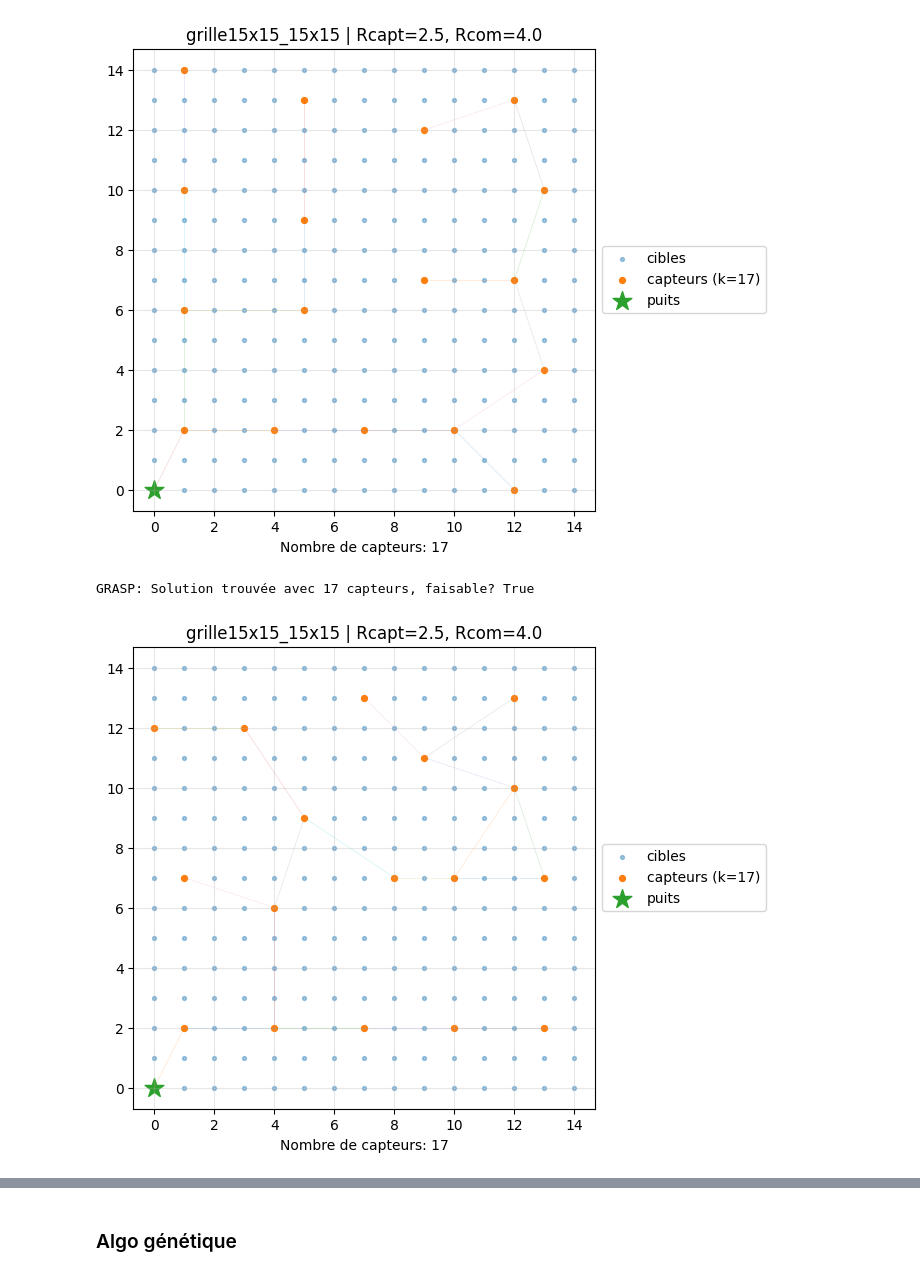
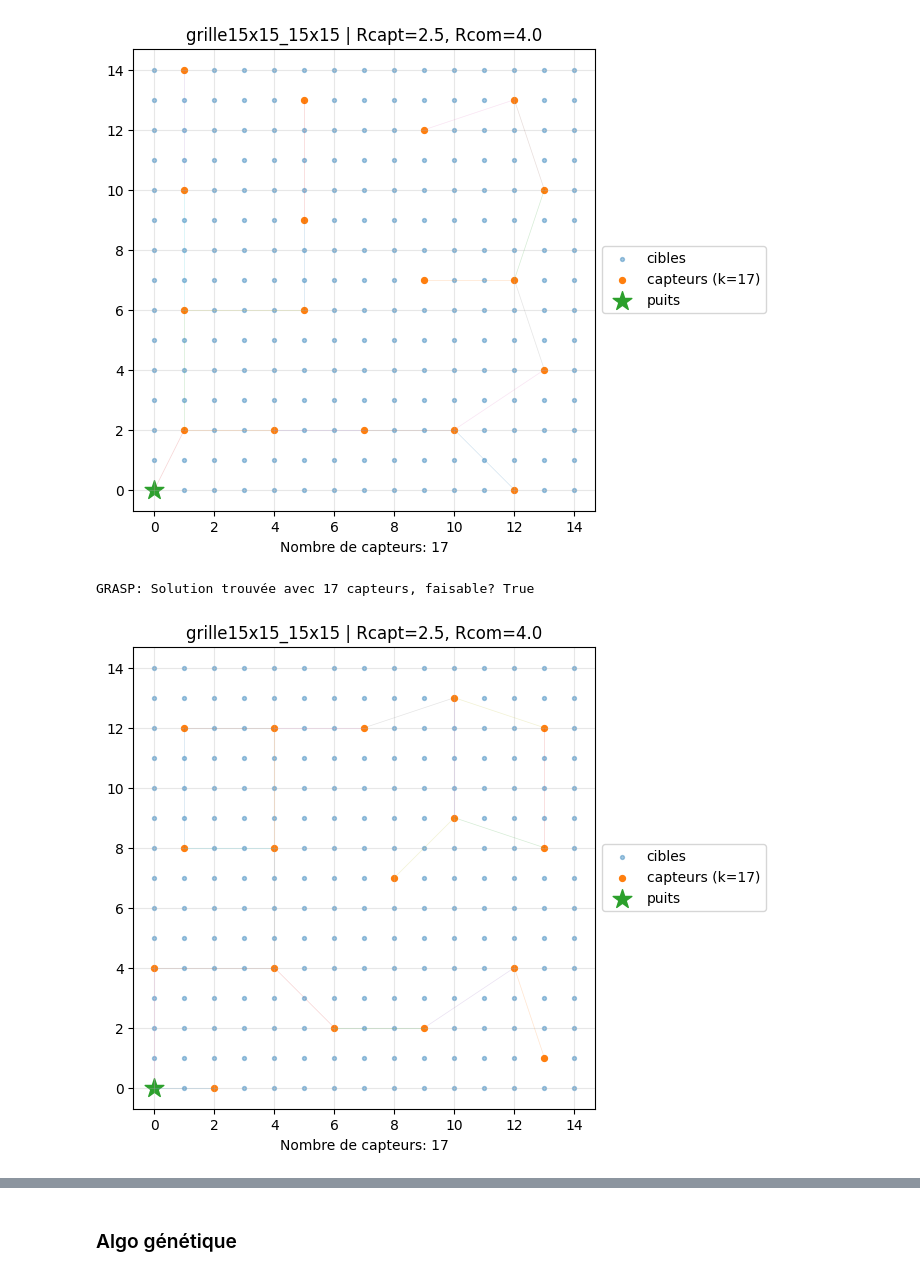
Before and after one commit to pgatt06/Meta-heuristiques, a Jupyter notebook: projet_capteurs_metaheuristiques.ipynb, the cells around one changed output, grey strips where cells are left out. Cells and saved outputs as stored; diff of their text form; code cells hidden in the pictures.

Commit message:
fix clear and test instances

```diff
--- a/projet_capteurs_metaheuristiques.ipynb
+++ b/projet_capteurs_metaheuristiques.ipynb
@@ -282,7 +281,7 @@ def path_to_sink(node: int, pc: Precomputation) -> List[int]:
 # %% [markdown]
 ## Visualisation d'une solution
 # %%
-def plot_solution(selected: np.ndarray, pc: Precomputation, show_links: bool=False, max_links: int=3000):
+def plot_solution(selected, pc, show_links=False, max_links=3000):
     inst = pc.inst
     xy = inst.coords
     sel_idx = np.where(selected)[0]
@@ -518,7 +502,7 @@ Réparation = (1) réparer la couverture (glouton max gain) (2) relier au puits
 
 Ensuite on élague.
 # %%
-def repair_coverage(selected: np.ndarray, pc: Precomputation) -> np.ndarray:
+def repair_coverage(selected, pc):
     """
     Répare la couverture en ajoutant des capteurs de manière gloutonne.
     À chaque itération, on sélectionne la cible non couverte qui maximise
@@ -599,7 +583,7 @@ On enlève des capteurs tant que :
 
 On le fait en boucle jusqu'à stabilisation.
 # %%
-def prune_redundant(selected: np.ndarray, pc: Precomputation, max_passes: int=5) -> np.ndarray:
+def prune_redundant(selected, pc, max_passes=5):
     """
     Élaguer les capteurs redondants de la sélection tout en maintenant la faisabilité.
     Cette fonction supprime de manière itérative les capteurs qui contribuent le moins
@@ -607,12 +591,12 @@ def prune_redundant(selected: np.ndarray, pc: Precomputation, max_passes: int=5)
     (complètement couverte et connectée au puits).
 
     Args:
-        selected (np.ndarray): Un tableau booléen indiquant les capteurs sélectionnés.
-        pc (Precomputation): Les données pré-calculées pour l'instance.
-        max_passes (int): Le nombre maximal de passes d'élagage.
+        selected: Un tableau booléen indiquant les capteurs sélectionnés.
+        pc: Les données pré-calculées pour l'instance.
+        max_passes: Le nombre maximal de passes d'élagage.
 
     Returns:
-        np.ndarray: Le tableau de sélection élagué.
+        Le tableau de sélection élagué.
     """
     N = pc.inst.coords.shape[0]
     sel = selected.copy()
@@ -654,7 +638,7 @@ def prune_redundant(selected: np.ndarray, pc: Precomputation, max_passes: int=5)
 
     return sel
 
-def repair(selected: np.ndarray, pc: Precomputation) -> np.ndarray:
+def repair(selected,pc):
     """
     Répare une solution en trois étapes :
     1. Réparer la couverture en ajoutant des capteurs pour couvrir toutes les cibles.
@@ -671,7 +655,7 @@ def repair(selected: np.ndarray, pc: Precomputation) -> np.ndarray:
 
 - local swap -> permet pas d'améliorer la fonction objectif mais permet d'explorer d'autres config
 # %%
-def local_search_swaps(selected: np.ndarray, pc: Precomputation, trials: int=500) -> np.ndarray:
+def local_search_swaps(selected, pc, trials=500):
     N = pc.inst.coords.shape[0]
     best = prune_redundant(selected, pc)
     best_k = int(best.sum())
@@ -1000,87 +979,46 @@ VNS: Solution trouvée avec 17 capteurs.
 VND: Solution trouvée avec 17 capteurs.
 [figure]
 # %%
-def grasp(pc: Precomputation, max_iters: int = 100, alpha: float = 0.2, local_search_trials: int = 500) -> np.ndarray:
+def grasp(pc, max_iters=100, alpha=0.2, local_search_trials=500):
     """
     Implémente la méthode GRASP (Greedy Randomized Adaptive Search Procedure).
 
     Args:
-        pc (Precomputation): Les données pré-calculées pour l'instance.
-        max_iters (int): Nombre maximal d'itérations.
-        alpha (float): Paramètre de contrôle pour la phase constructive (0 = purement glouton, 1 = purement aléatoire).
-        local_search_trials (int): Nombre d'essais pour la recherche locale.
+        pc: Les données pré-calculées pour l'instance.
+        max_iters: Nombre maximal d'itérations.
+        alpha: Paramètre de contrôle pour la phase constructive (0 = purement glouton, 1 = purement aléatoire).
+        local_search_trials: Nombre d'essais pour la recherche locale.
 
-    Returns:
-        np.ndarray: La meilleure solution trouvée.
     """
-    def greedy_randomized_construction(pc: Precomputation, alpha: float) -> np.ndarray:
-        """
-        Phase constructive aléatoire.
-        """
-        N = pc.inst.coords.shape[0]
-        selected = np.zeros(N, dtype=bool)
-        cov = np.zeros(N, dtype=int)
-
-        uncovered = set(range(N))
-
-        while uncovered:
-            candidates = []
-            for v in uncovered:
-                gain = 0
-                for t in pc.cover[v]:
-                    if cov[int(t)] == 0:  # Cible non couverte
-                        gain += 1
-                candidates.append((v, gain))
-
-            # Trier les candidats par gain décroissant
-            candidates.sort(key=lambda x: -x[1])
-
-            # Construire la liste restreinte des meilleurs candidats
-            max_gain = candidates[0][1]
-            min_gain = candidates[-1][1]
-            threshold = max_gain - alpha * (max_gain - min_gain)
-            restricted_list = [v for v, gain in candidates if gain >= threshold]
-
-            # Sélectionner un candidat aléatoire dans la liste restreinte
-            chosen = random.choice(restricted_list)
-
-            # Ajouter le capteur choisi
-            selected[chosen] = True
-            cov[pc.cover[chosen]] += 1
-            for t in pc.cover[chosen]:
-                uncovered.discard(int(t))
-
-        return selected
-
     best_solution = None
     best_fitness = float('inf')
 
     for _ in range(max_iters):
         # Phase constructive
-        solution = greedy_randomized_construction(pc, alpha)
+        solution = nearest_neighbor_heuristic(pc)
 
         # Phase de recherche locale
         solution = local_search_swaps(solution, pc, trials=local_search_trials)
 
         # Évaluer la solution
         solution_fitness = fitness_penalized(solution, pc)
 
         # Mettre à jour la meilleure solution
         if solution_fitness < best_fitness:
             best_solution = solution
             best_fitness = solution_fitness
 
     return best_solution
 
 # Exemple d'utilisation
 inst = make_grid(15, 15, sink=(0.0, 0.0), name="grille15x15")
 pc = build_precomp(inst, Rcapt=2.5, Rcom=4.0)
 sol_grasp = grasp(pc, max_iters=50, alpha=0.3, local_search_trials=300)
 print(f"GRASP: Solution trouvée avec {int(sol_grasp.sum())} capteurs, faisable? {is_feasible(sol_grasp, pc)}")
 plot_solution(sol_grasp, pc, show_links=True)
 # %% [output]
 GRASP: Solution trouvée avec 17 capteurs, faisable? True
-[figure, old version]
+[figure, new version]
 # %% [markdown]
 # Meta heuristique basée sur une famille de solutions
 
```
Also changed, not shown: parts of 24 cells of this notebook.
